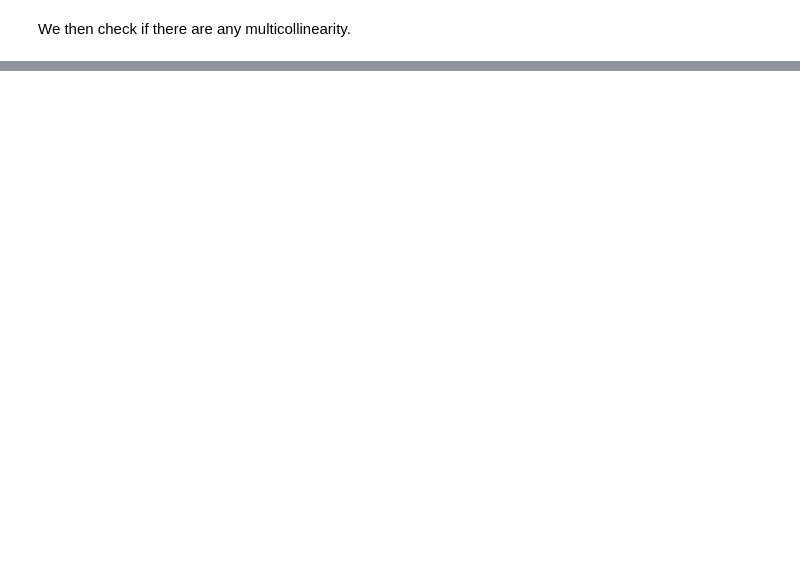
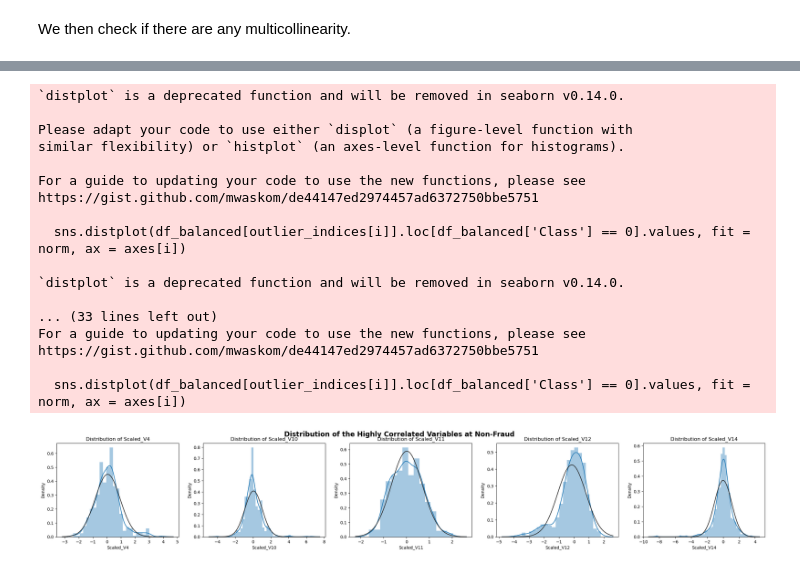
Before and after one commit to douglasli2827/Credit-Card-Fraud, a Jupyter notebook: CreditCardFraud.ipynb, the cells around one changed output, grey strips where cells are left out. Drawn from its saved outputs; the diff is of its cells as text; code cells hidden in the pictures; blank space fills up the shorter version.

```diff
--- a/CreditCardFraud.ipynb
+++ b/CreditCardFraud.ipynb
@@ -354,0 +355,7 @@ it seems we have some some variables that are highly correlated to each other in
+# %%
+print(positive_corr_to_class)
+for i in range(4):
+    f, ax = plt.subplots()
+    sns.boxplot(x = 'Class', y = positive_corr_to_class[i][0], data = df_balanced)
+    ax.set_title(positive_corr_to_class[i][0]+ ' vs Class' + ' (P)', fontweight = 'bold')
+    plt.show()
@@ -354,0 +368,7 @@ it seems we have some some variables that are highly correlated to each other in
+# %%
+print(negative_corr_to_class)
+for i in range(4):
+    f, ax = plt.subplots()
+    sns.boxplot(x = 'Class', y = negative_corr_to_class[i][0], data = df_balanced)
+    ax.set_title(negative_corr_to_class[i][0]+ ' vs Class' + ' (N)', fontweight = 'bold')
+    plt.show()
@@ -354,0 +383,9 @@ it seems we have some some variables that are highly correlated to each other in
+# %%
+outlier_indices = ['Scaled_V4', 'Scaled_V10', 'Scaled_V11', 'Scaled_V12', 'Scaled_V14']
+f, axes = plt.subplots(ncols = 5, figsize=(30, 4))
+for i in range(5):
+    sns.distplot(df_balanced[outlier_indices[i]].loc[df_balanced['Class'] == 1].values, fit = norm, ax = axes[i])
+    axes[i].set_title('Distribution of ' + outlier_indices[i])
+    axes[i].set_xlabel(outlier_indices[i])
+f.suptitle('Distribution of the Highly Correlated Variables at Fraud', fontsize=16, fontweight = 'bold')
+plt.show()
@@ -354,0 +411,27 @@ it seems we have some some variables that are highly correlated to each other in
+# %%
+f, axes = plt.subplots(ncols = 5, figsize=(30, 4))
+for i in range(5):
+    sns.distplot(df_balanced[outlier_indices[i]].loc[df_balanced['Class'] == 0].values, fit = norm, ax = axes[i])
+    axes[i].set_title('Distribution of ' + outlier_indices[i])
+    axes[i].set_xlabel(outlier_indices[i])
+f.suptitle('Distribution of the Highly Correlated Variables at Non-Fraud', fontsize=16, fontweight = 'bold')
+plt.show()
+# %% [output]
+`distplot` is a deprecated function and will be removed in seaborn v0.14.0.
+
+Please adapt your code to use either `displot` (a figure-level function with
+similar flexibility) or `histplot` (an axes-level function for histograms).
+
+For a guide to updating your code to use the new functions, please see
+https://gist.github.com/mwaskom/de44147ed2974457ad6372750bbe5751
+
+  sns.distplot(df_balanced[outlier_indices[i]].loc[df_balanced['Class'] == 0].values, fit = norm, ax = axes[i])
+
+`distplot` is a deprecated function and will be removed in seaborn v0.14.0.
+
+... (33 lines left out)
+For a guide to updating your code to use the new functions, please see
+https://gist.github.com/mwaskom/de44147ed2974457ad6372750bbe5751
+
+  sns.distplot(df_balanced[outlier_indices[i]].loc[df_balanced['Class'] == 0].values, fit = norm, ax = axes[i])
+[figure, added]
```
Also changed, not shown: parts of 21 cells of this notebook.
